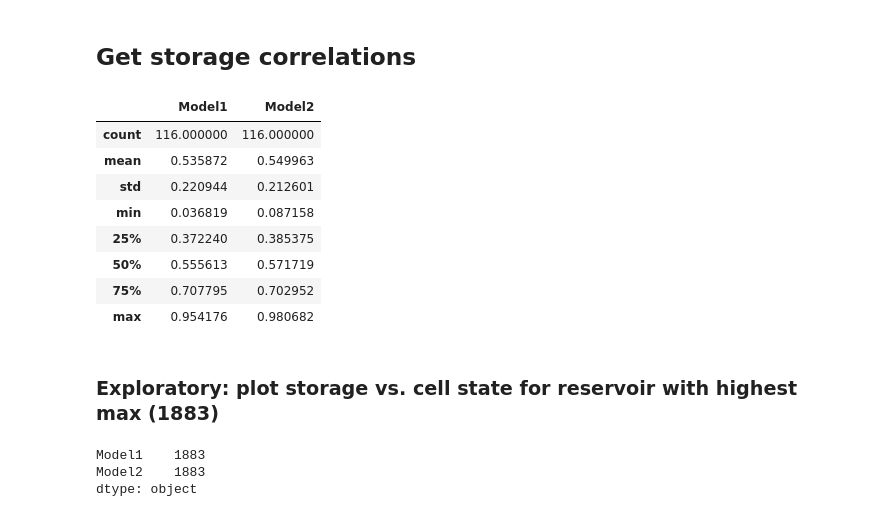
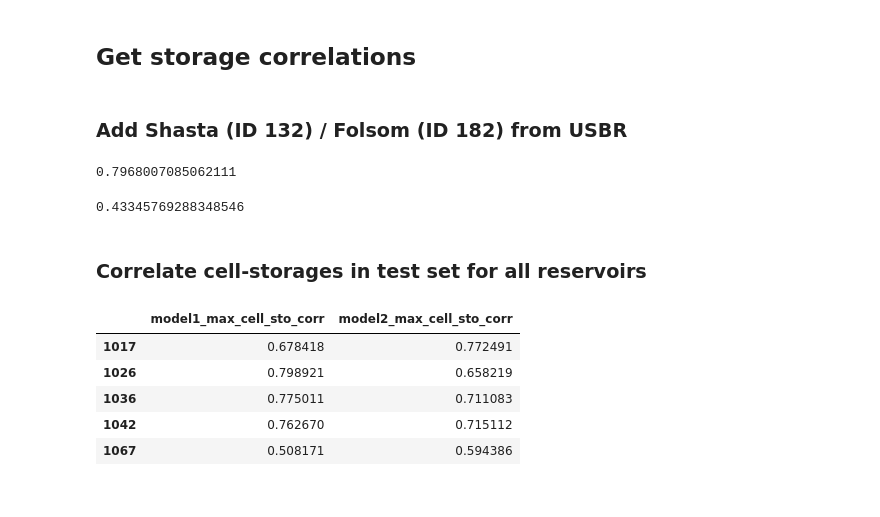
Before and after one commit to Matt2371/DL-reservoir-modeling, a Jupyter notebook: experiments/10g_resops_cell_states.ipynb, the cells around one changed output. Saved outputs shown, nothing was run; the diff lists cells and outputs as text; code cells hidden in the pictures.

```diff
--- a/experiments/10g_resops_cell_states.ipynb
+++ b/experiments/10g_resops_cell_states.ipynb
@@ -166,0 +317,2 @@ def load_resops_model(res_id, model_num=1):
+# %% [markdown]
+### Add Shasta (ID 132) / Folsom (ID 182) from USBR
@@ -166,0 +334,16 @@ def load_resops_model(res_id, model_num=1):
+# %%
+corr_fol, data_fol = correlate_cell_storage(id='Folsom', model=model_folsom, left_year=1963, return_data=True)
+_, _, test_r2_fol = eval_train_val_test(model=model_folsom, X_train=X_train_fol, X_val=X_val_fol, X_test=X_test_fol, y_train=y_train_fol, y_val=y_val_fol, y_test=y_test_fol)
+test_r2_fol
+# %% [output]
+0.7968007085062111
+# %%
+# Shasta
+model_shasta = load_resops_model(res_id=None, model_num=1, path='src/models/saved_models/model1a.pt') # Since path is provided res_id is ignored
+corr_sha, data_sha = correlate_cell_storage(id='Shasta', model=model_shasta, left_year='1944', return_data=True)
+_, _, test_r2_sha = eval_train_val_test(model_shasta, *data_sha['raw_data'])
+test_r2_sha
+# %% [output]
+0.43345769288348546
+# %% [markdown]
+### Correlate cell-storages in test set for all reservoirs
@@ -213,26 +391,15 @@ correlate_cell_storage()
 # %%
 df_corr_test_model1 = pd.read_csv('report/results/resops_training/resops_unroll_models/cell_storage_correlations/cell_storage_corr_model1_test.csv', index_col=0)
 df_corr_test_model2 = pd.read_csv('report/results/resops_training/resops_unroll_models/cell_storage_correlations/cell_storage_corr_model2_test.csv', index_col=0)
 
 # Maximum absolute correlations on test data
-df_corr_max_test = pd.DataFrame({'Model1': df_corr_test_model1.abs().max(axis=0), 'Model2': df_corr_test_model2.abs().max(axis=0)})
+df_corr_max_test = pd.DataFrame({'model1_max_cell_sto_corr': df_corr_test_model1.abs().max(axis=0), 'model2_max_cell_sto_corr': df_corr_test_model2.abs().max(axis=0)})
 
-df_corr_max_test.describe()
+df_corr_max_test.head()
 # %% [output]
-|  | Model1 | Model2 |
-| count | 116.000000 | 116.000000 |
-| mean | 0.535872 | 0.549963 |
-| std | 0.220944 | 0.212601 |
-| min | 0.036819 | 0.087158 |
-| 25% | 0.372240 | 0.385375 |
-| 50% | 0.555613 | 0.571719 |
-| 75% | 0.707795 | 0.702952 |
-| max | 0.954176 | 0.980682 |
+|  | model1_max_cell_sto_corr | model2_max_cell_sto_corr |
+| 1017 | 0.678418 | 0.772491 |
+| 1026 | 0.798921 | 0.658219 |
+| 1036 | 0.775011 | 0.711083 |
+| 1042 | 0.762670 | 0.715112 |
+| 1067 | 0.508171 | 0.594386 |
-# %% [markdown]
-### Exploratory: plot storage vs. cell state for reservoir with highest max (1883)
-# %%
-df_corr_max_test.idxmax()
-# %% [output]
-Model1    1883
-Model2    1883
-dtype: object
```
Also changed, not shown: parts of 26 cells of this notebook, 10 other files.
